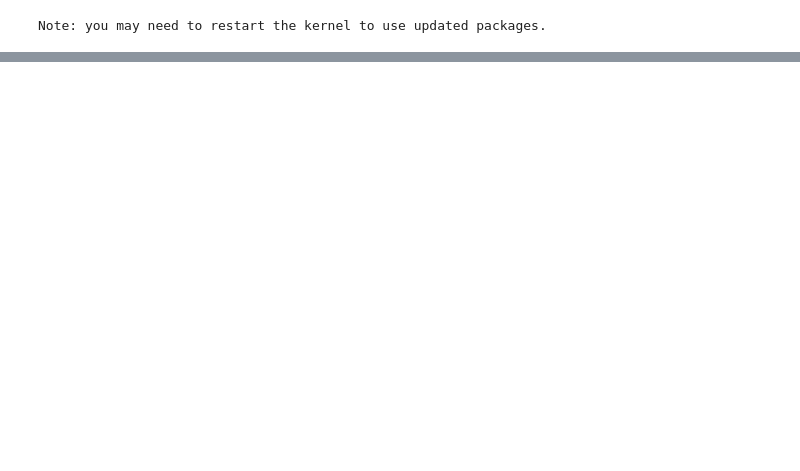
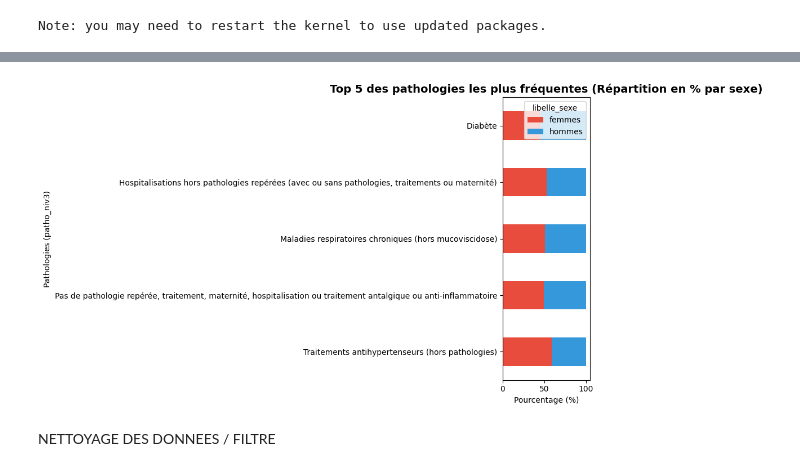
Before and after one commit to AissataProo/PROJET_MEYTE, a Jupyter notebook: notebooks/notebook.ipynb, the cells around one changed output, grey strips where cells are left out. Saved outputs shown, nothing was run; the diff lists cells and outputs as text; code cells hidden in the pictures; blank space fills up the shorter version.

```diff
--- a/notebooks/notebook.ipynb
+++ b/notebooks/notebook.ipynb
@@ -153,0 +107,40 @@ memory usage: 309.8 KB
+# %%
+import matplotlib.pyplot as plt
+import pandas as pd
+
+df = pd.read_csv('../DATA/effectifs.csv', sep=';')
+
+df.columns = df.columns.str.strip()
+
+
+df_filtre = df[df['libelle_sexe'].isin(['hommes', 'femmes'])]
+
+df_filtre = df_filtre[~df_filtre['patho_niv3'].str.contains('Total', na=False, case=False)]
+
+top5_maladies = df_filtre.groupby('patho_niv3')['Ntop'].sum().nlargest(5).index
+
+df_top5 = df_filtre[df_filtre['patho_niv3'].isin(top5_maladies)]
+
+df_pivot = df_top5.pivot_table(
+    index='patho_niv3',
+    columns='libelle_sexe',
+    values='Ntop',
+    aggfunc='sum'
+).fillna(0)
+
+df_pivot = df_pivot.loc[df_pivot.index.intersection(top5_maladies)]
+
+df_pct = df_pivot.div(df_pivot.sum(axis=1), axis=0) * 100
+
+fig, ax = plt.subplots(figsize=(10, 6))
+df_pct.plot(kind='barh', stacked=True, color=['#e74c3c', '#3498db'], ax=ax)
+
+ax.invert_yaxis()
+ax.set_title('Top 5 des pathologies les plus fréquentes (Répartition en % par sexe)', fontsize=14, fontweight='bold')
+ax.set_xlabel('Pourcentage (%)')
+ax.set_ylabel('Pathologies (patho_niv3)')
+
+plt.tight_layout()
+plt.show()
+# %% [output]
+[figure, added]
@@ -153,0 +219,2 @@ memory usage: 309.8 KB
+# %% [markdown]
+NETTOYAGE DES DONNEES / FILTRE
```
Also changed, not shown: parts of 14 cells of this notebook, 3 other files.
